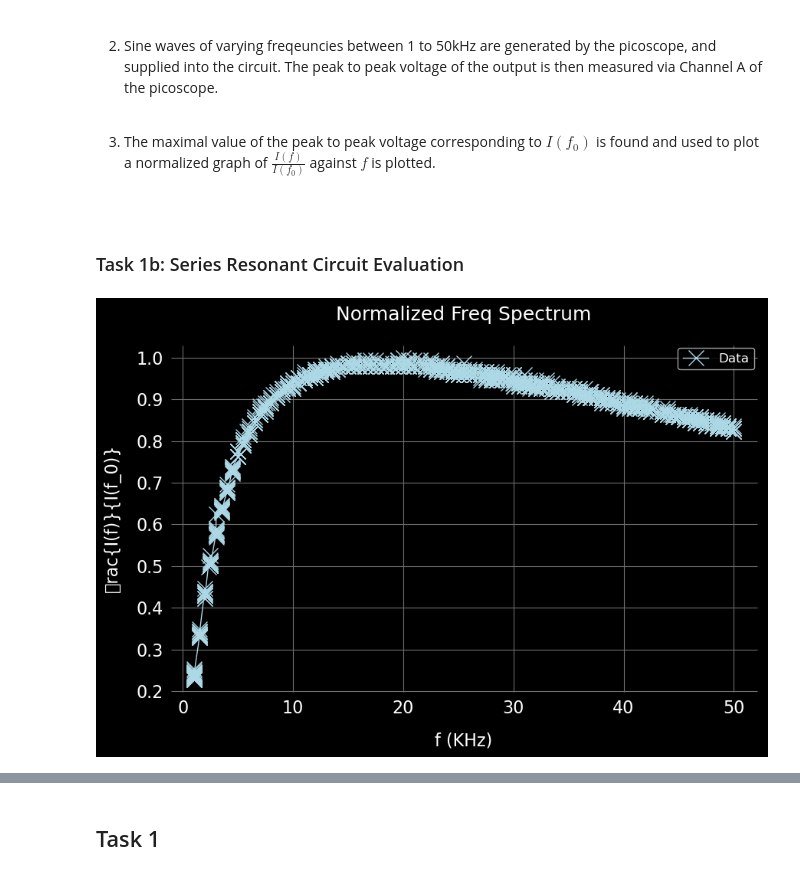
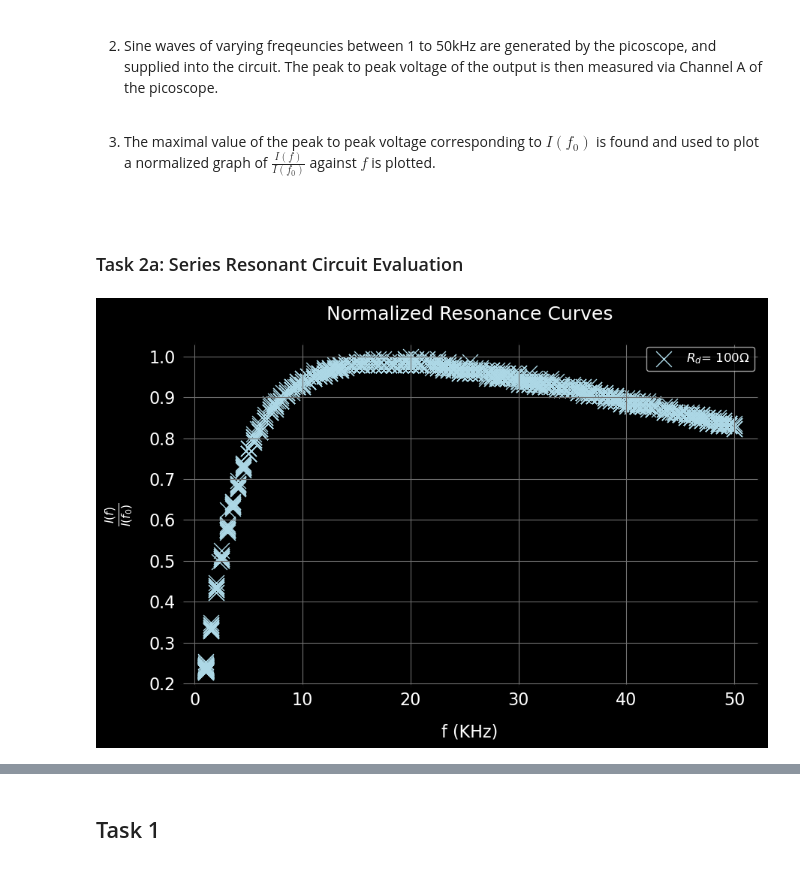
Before and after one commit to edhar98/Lab2, a Jupyter notebook: E12/E12He.ipynb, the cells around one changed output, grey strips where cells are left out. Cells and saved outputs as stored; diff of their text form; code cells hidden in the pictures.

Commit message:
E12 Updated Fit Function

```diff
--- a/E12/E12He.ipynb
+++ b/E12/E12He.ipynb
@@ -121,31 +143,26 @@ $Figure\, 1.2$: Series RLC Setup
 3. The maximal value of the peak to peak voltage corresponding to $I(f_0)$ is found and used to plot a normalized graph of $ \frac{I(f)}{I(f_0)}$ against $f$ is plotted.
 <br>
 # %% [markdown]
-### Task 1b: Series Resonant Circuit Evaluation
+### Task 2a: Series Resonant Circuit Evaluation
 # %%
-def fit_and_plot(df, x_col, y_col, xlabel, ylabel, title):
-    plt.plot(df[x_col], df[y_col], color='#ADD8E6',marker='x', label=r'Data')
-    #plt.scatter(df[x_col], df[y_col], color=color,marker='x', label=f'{ylabel[:-4]} vs {xlabel}')
-    plt.xlabel(xlabel)
-    plt.ylabel(ylabel)
-    plt.title(title)
-    plt.legend()
-    plt.grid(True)
-
 # Load the Excel file
 file_path = folder_path + "/Series.xlsx"
 df = pd.read_excel(file_path, 'Series')
 
 # Extract and rename columns
 df1 = df.iloc[:, [0, 2]].rename(columns={df.columns[2]: 'y1', df.columns[0]: 'x1'})
 
-df1['x1'] = df1['x1']*1e-3 # Hz -> KHz
-title = 'Normalized Freq Spectrum'
+# Define Arguments
+df1['x1'] = df1['x1'] * 1e-3  # Hz -> KHz
+title = 'Normalized Resonance Curves'
 xlabel = 'f (KHz)'
-ylabel = '\frac{I(f)}{I(f_0)}'
-fit_and_plot(df1, 'x1','y1',xlabel,ylabel,title)
+ylabel = r'$\frac{I(f)}{I(f_0)}$'
+legend_labels = ['$R_d$= $100 \Omega$']
+
+# Call the plotting function without using fit_func
+fit_and_plot(df1, 'x1', 'y1', xlabel, ylabel, title, legend_labels=legend_labels)
 # %% [output]
-[figure, old version]
+[figure, new version]
 # %%
 import pandas as pd
 import matplotlib.pyplot as plt
```
Also changed, not shown: parts of 7 cells of this notebook.
